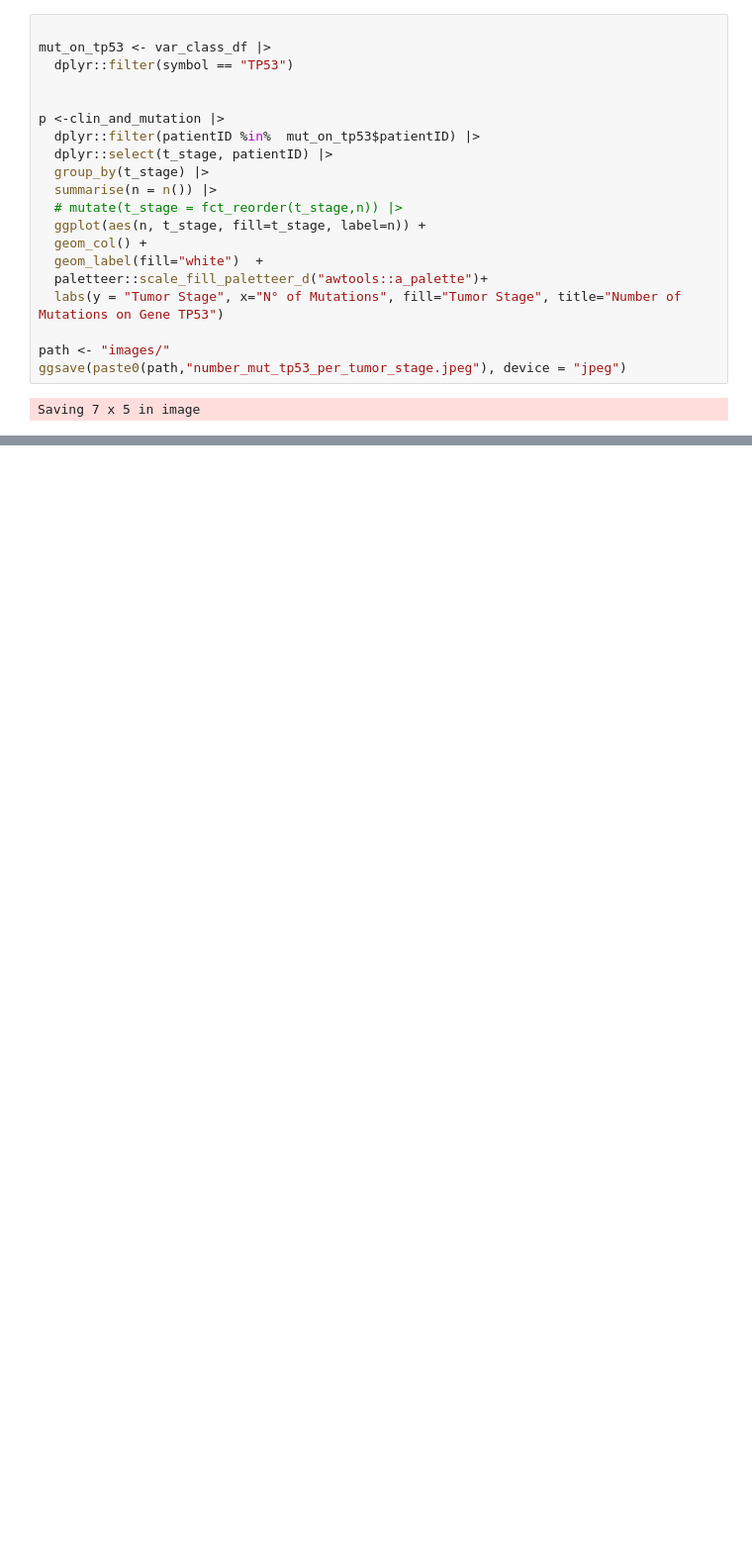
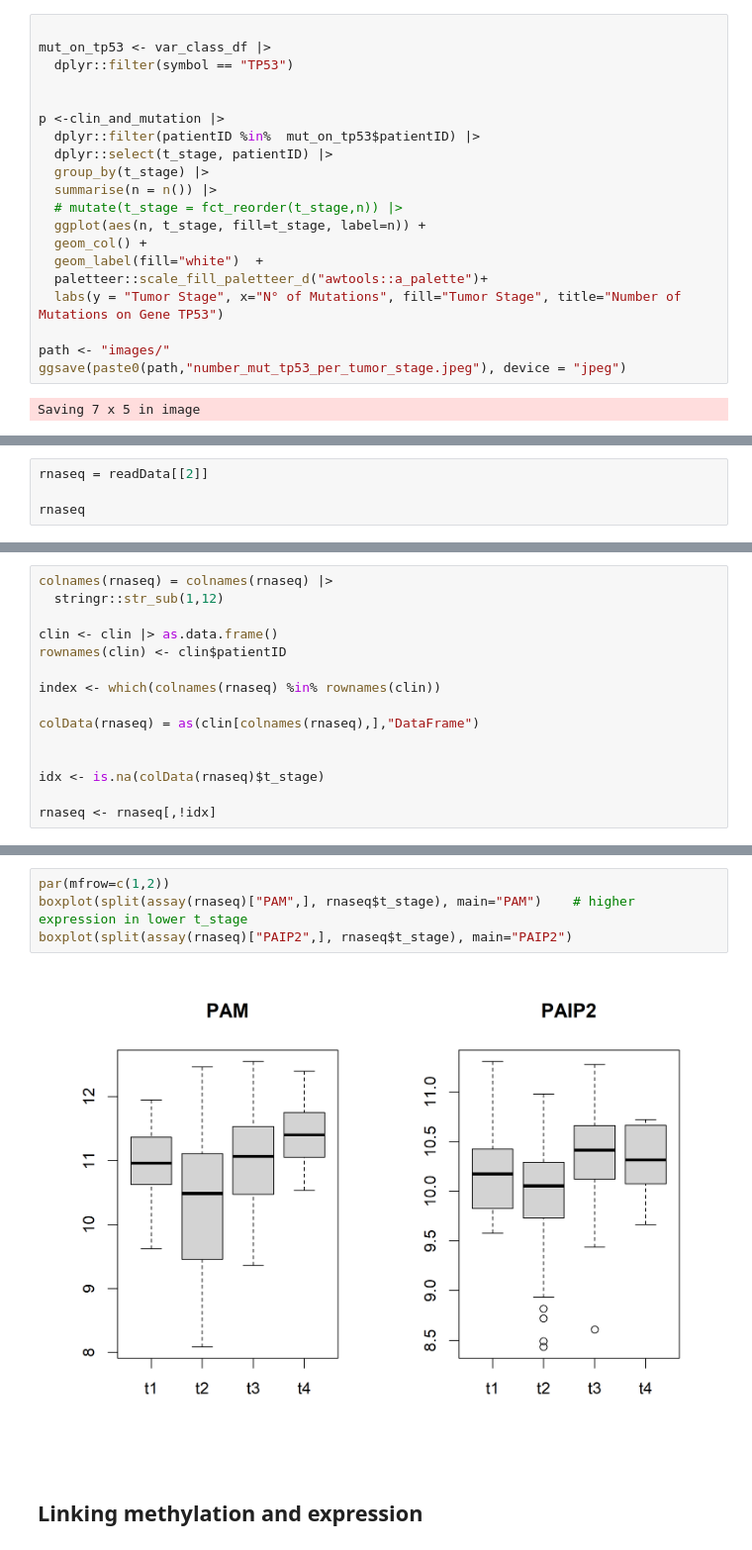
Before and after one commit to pipaber/Multi-omics, a Jupyter notebook: notebooks/TCGA.out.ipynb, the cells around one changed output, grey strips where cells are left out. Shown at 99% size. Drawn from its saved outputs; the diff is of its cells as text; blank space fills up the shorter version.

```diff
--- a/notebooks/TCGA.out.ipynb
+++ b/notebooks/TCGA.out.ipynb
@@ -404,0 +407,4 @@ Saving 7 x 5 in image
+# %%
+rnaseq = readData[[2]]
+
+rnaseq
@@ -404,0 +421,15 @@ Saving 7 x 5 in image
+# %%
+colnames(rnaseq) = colnames(rnaseq) |>
+  stringr::str_sub(1,12)
+
+clin <- clin |> as.data.frame()
+rownames(clin) <- clin$patientID
+
+index <- which(colnames(rnaseq) %in% rownames(clin))
+
+colData(rnaseq) = as(clin[colnames(rnaseq),],"DataFrame")
+
+
+idx <- is.na(colData(rnaseq)$t_stage)
+
+rnaseq <- rnaseq[,!idx]
@@ -404,0 +460,8 @@ Saving 7 x 5 in image
+# %%
+par(mfrow=c(1,2))
+boxplot(split(assay(rnaseq)["PAM",], rnaseq$t_stage), main="PAM")    # higher expression in lower t_stage
+boxplot(split(assay(rnaseq)["PAIP2",], rnaseq$t_stage), main="PAIP2")
+# %% [output]
+[figure, added]
+# %% [markdown]
+## Linking methylation and expression
```
Also changed, not shown: parts of 10 cells of this notebook, 11 other files.
